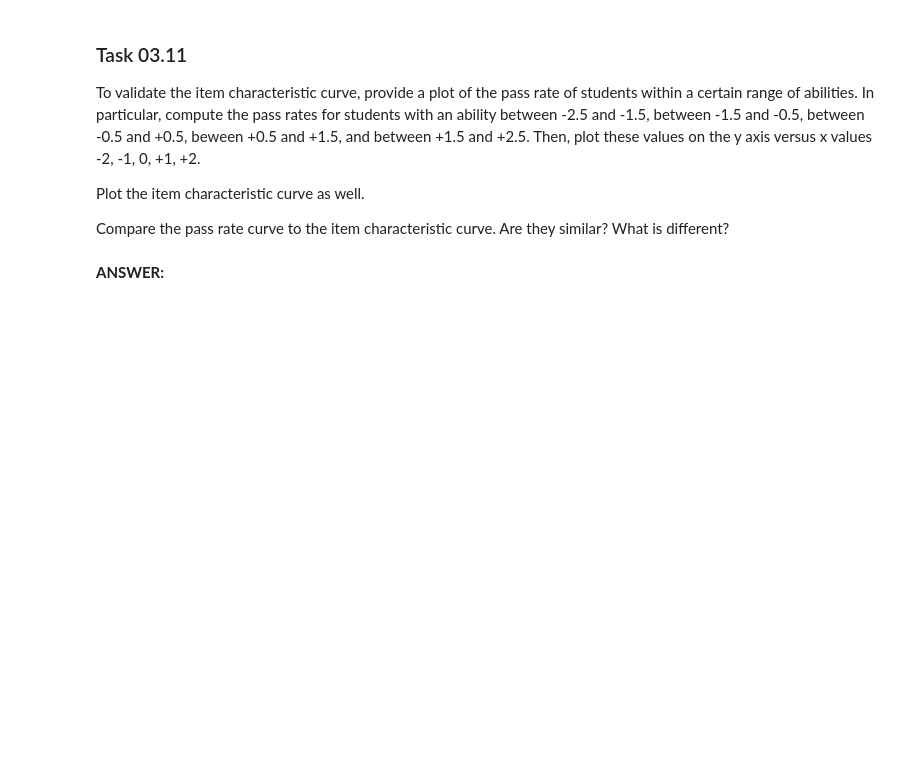
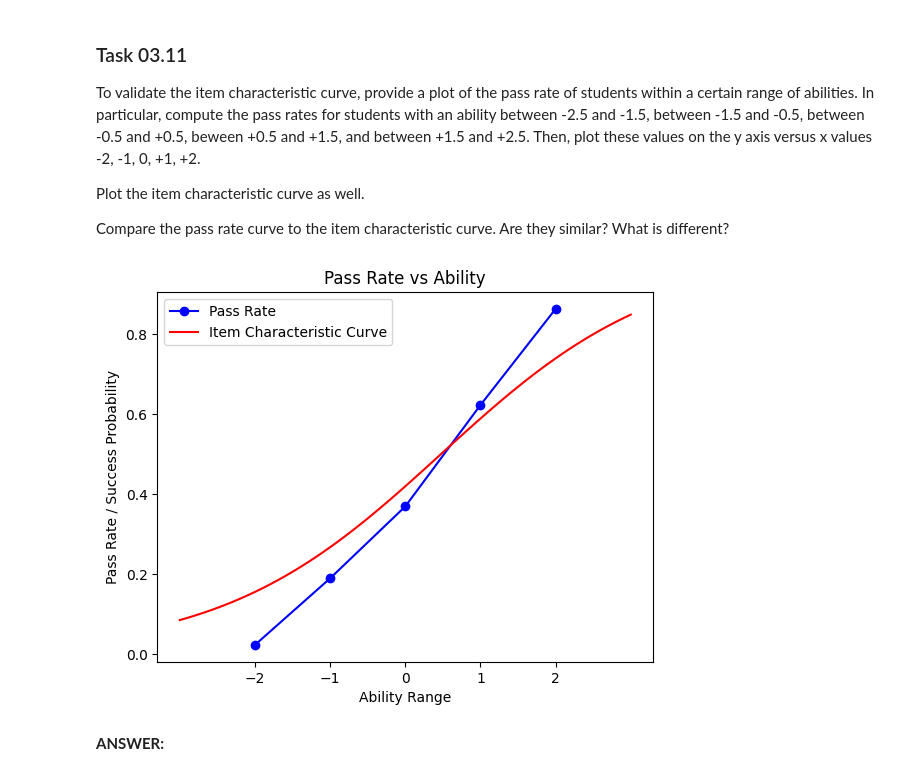
Before and after one commit to d3nnis2001/Data-Mining-Lecture, a Jupyter notebook: Abgabe3/sheet03.ipynb, the cells around one changed output. Saved outputs shown, nothing was run; the diff lists cells and outputs as text; code cells hidden in the pictures; blank space fills up the shorter version.

```diff
--- a/Abgabe3/sheet03.ipynb
+++ b/Abgabe3/sheet03.ipynb
@@ -335,6 +362,29 @@ To validate the item characteristic curve, provide a plot of the pass rate of st
 Plot the item characteristic curve as well.
 
 Compare the pass rate curve to the item characteristic curve. Are they similar? What is different?
+# %%
+boundaries = [(-2.5, -1.5), (-1.5, -0.5), (-0.5, 0.5), (0.5, 1.5), (1.5, 2.5)]
+x_values = [-2, -1, 0, 1, 2]
+
+# Compute pass rates
+pass_rates = []
+for bounds in boundaries:
+    lower_bound, upper_bound = bounds
+    students = (abil >= lower_bound) & (abil < upper_bound)
+    rate = np.mean(np.mean(X[students], axis=1))
+    pass_rates.append(rate)
+
+# Plot
+plt.plot(x_values, pass_rates, marker='o', color='blue', label='Pass Rate')
+plt.plot(abilitys, vals2Par, color='red', label='Item Characteristic Curve')
+plt.title('Pass Rate vs Ability')
+plt.xlabel('Ability Range')
+plt.ylabel('Pass Rate / Success Probability')
+plt.xticks(x_values)
+plt.legend()
+plt.show()
+# %% [output]
+[figure, added]
 # %% [markdown]
 **ANSWER:**
 # %% [markdown]
```
Also changed, not shown: parts of 7 cells of this notebook.
